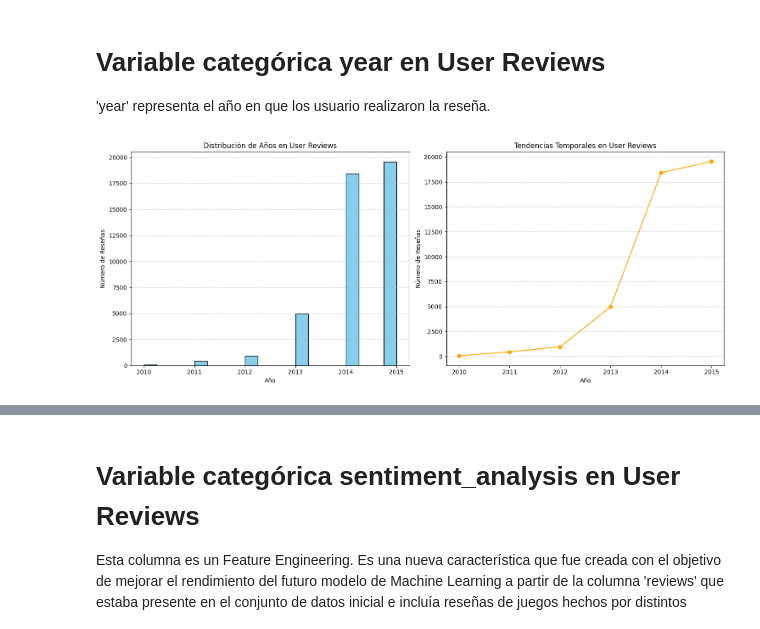
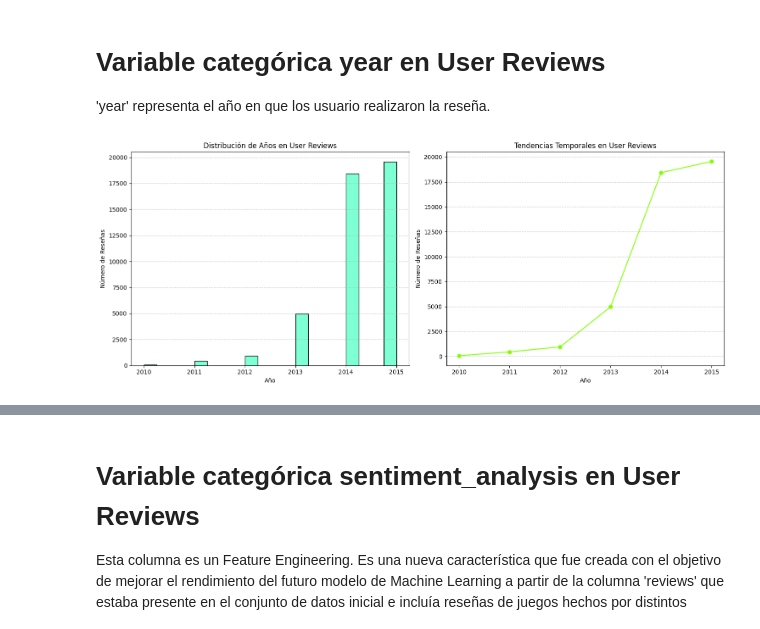
Before and after one commit to Gabbriela07/primer_integrador_henry, a Jupyter notebook: 03 - EDA/analisis_exploratorio_de_datos.ipynb, the cells around one changed output, grey strips where cells are left out. Cells and saved outputs as stored; diff of their text form; code cells hidden in the pictures.

```diff
--- a/03 - EDA/analisis_exploratorio_de_datos.ipynb
+++ b/03 - EDA/analisis_exploratorio_de_datos.ipynb
@@ -83,29 +73,29 @@ Existe una alta proporción de recomendaciones positivas, se podría considerar
 # %%
 import matplotlib.pyplot as plt
 
 # Crear subplots
 fig, axs = plt.subplots(1, 2, figsize=(15, 6))
 
 # Histograma de la distribución de años
-axs[0].hist(df_user_reviews['year'], bins=20, color='skyblue', edgecolor='black')
+axs[0].hist(df_user_reviews['year'], bins=20, color='#7FFFD4', edgecolor='black')
 axs[0].set_title('Distribución de Años en User Reviews')
 axs[0].set_xlabel('Año')
 axs[0].set_ylabel('Número de Reseñas')
 axs[0].grid(axis='y', linestyle='--', alpha=0.7)
 
 # Gráfico de líneas para mostrar tendencias temporales
 trends = df_user_reviews['year'].value_counts().sort_index()
-axs[1].plot(trends.index, trends.values, marker='o', linestyle='-', color='orange')
+axs[1].plot(trends.index, trends.values, marker='o', linestyle='-', color='#7FFF00')
 axs[1].set_title('Tendencias Temporales en User Reviews')
 axs[1].set_xlabel('Año')
 axs[1].set_ylabel('Número de Reseñas')
 axs[1].grid(axis='y', linestyle='--', alpha=0.7)
 
 # Ajustar el diseño
 plt.tight_layout()
 
 # Mostrar los gráficos
 plt.show()
 # %% [output]
-[figure, old version]
+[figure, new version]
 # %% [markdown]
```
Also changed, not shown: parts of 10 cells of this notebook.
